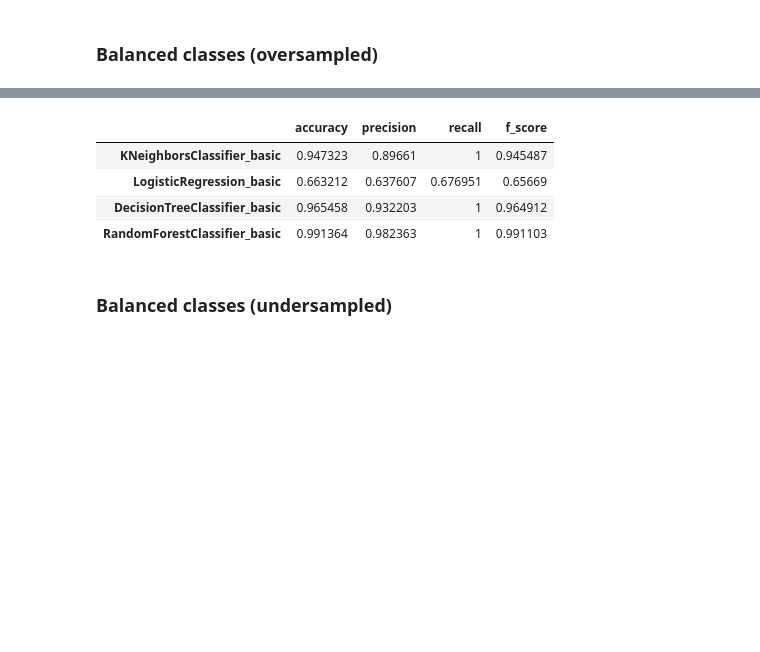
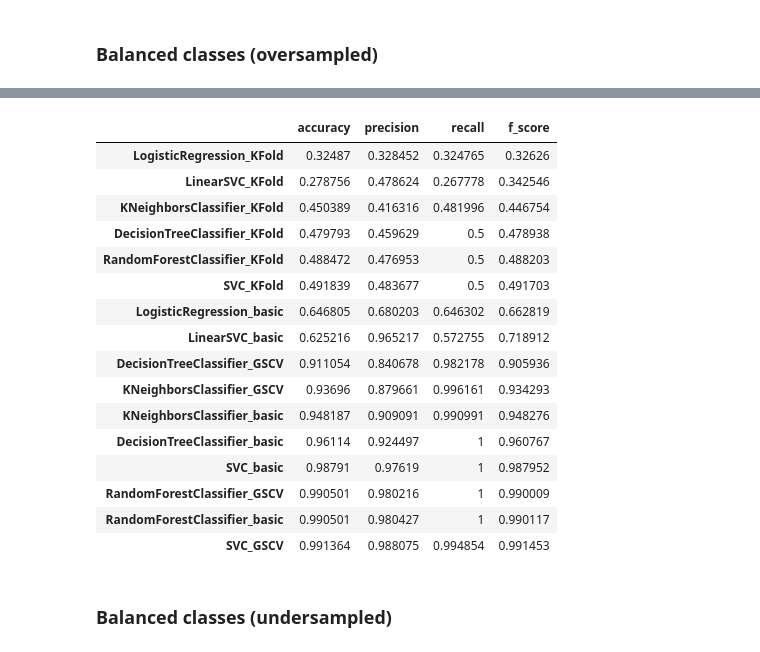
Before and after one commit to Belket/ResperatoryDeseaseClassification, a Jupyter notebook: Disease classification.ipynb, the cells around one changed output, grey strips where cells are left out. Drawn from its saved outputs; the diff is of its cells as text; code cells hidden in the pictures; blank space fills up the shorter version.

```diff
--- a/Disease classification.ipynb
+++ b/Disease classification.ipynb
@@ -254,11 +335,23 @@ for model in basic_models:
 # %%
-results_oversampled.get_scores()
+results_oversampled.get_scores().sort_values(by="f_score")
 # %% [output]
 |  | accuracy | precision | recall | f_score |
-| KNeighborsClassifier_basic | 0.947323 | 0.89661 | 1 | 0.945487 |
-| LogisticRegression_basic | 0.663212 | 0.637607 | 0.676951 | 0.65669 |
-| DecisionTreeClassifier_basic | 0.965458 | 0.932203 | 1 | 0.964912 |
-| RandomForestClassifier_basic | 0.991364 | 0.982363 | 1 | 0.991103 |
+| LogisticRegression_KFold | 0.32487 | 0.328452 | 0.324765 | 0.32626 |
+| LinearSVC_KFold | 0.278756 | 0.478624 | 0.267778 | 0.342546 |
+| KNeighborsClassifier_KFold | 0.450389 | 0.416316 | 0.481996 | 0.446754 |
+| DecisionTreeClassifier_KFold | 0.479793 | 0.459629 | 0.5 | 0.478938 |
+| RandomForestClassifier_KFold | 0.488472 | 0.476953 | 0.5 | 0.488203 |
+| SVC_KFold | 0.491839 | 0.483677 | 0.5 | 0.491703 |
+| LogisticRegression_basic | 0.646805 | 0.680203 | 0.646302 | 0.662819 |
+| LinearSVC_basic | 0.625216 | 0.965217 | 0.572755 | 0.718912 |
+| DecisionTreeClassifier_GSCV | 0.911054 | 0.840678 | 0.982178 | 0.905936 |
+| KNeighborsClassifier_GSCV | 0.93696 | 0.879661 | 0.996161 | 0.934293 |
+| KNeighborsClassifier_basic | 0.948187 | 0.909091 | 0.990991 | 0.948276 |
+| DecisionTreeClassifier_basic | 0.96114 | 0.924497 | 1 | 0.960767 |
+| SVC_basic | 0.98791 | 0.97619 | 1 | 0.987952 |
+| RandomForestClassifier_GSCV | 0.990501 | 0.980216 | 1 | 0.990009 |
+| RandomForestClassifier_basic | 0.990501 | 0.980427 | 1 | 0.990117 |
+| SVC_GSCV | 0.991364 | 0.988075 | 0.994854 | 0.991453 |
 # %% [markdown]
 ### Balanced classes (undersampled)
 # %%
```
Also changed, not shown: parts of 41 cells of this notebook.
